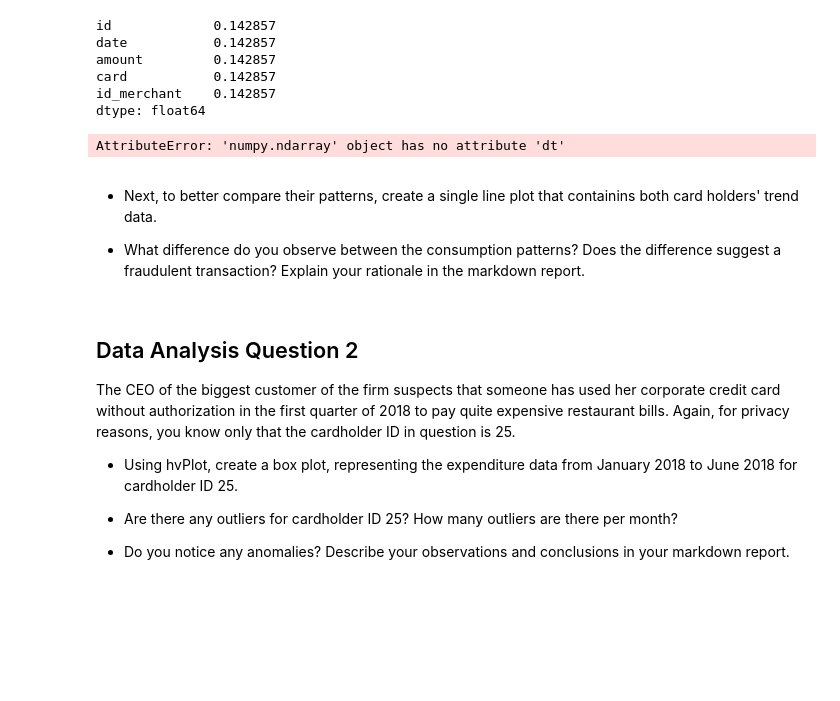
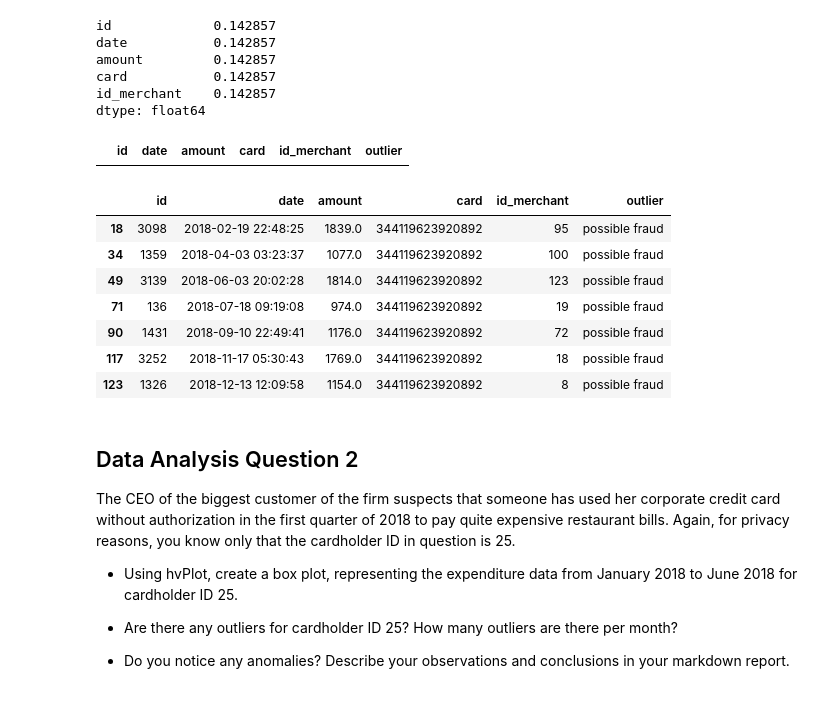
Before and after one commit to bweilers/SQL-homework, a Jupyter notebook: Starter_Files/visual_data_analysis.ipynb, the cells around one changed output. Drawn from its saved outputs; the diff is of its cells as text; code cells hidden in the pictures; blank space fills up the shorter version.

```diff
--- a/Starter_Files/visual_data_analysis.ipynb
+++ b/Starter_Files/visual_data_analysis.ipynb
@@ -146,22 +138,19 @@ amount         0.142857
 card           0.142857
 id_merchant    0.142857
 dtype: float64
-# %%
-"""
-I want to find out how many transactions occurred between 7 and 9am.
-How do I slice the date?
-
-This is what I tried so far:
-https://stackoverflow.com/questions/61282679/how-to-extract-hours-from-a-pandas-datetime
-"""
-
-cardholder2_transaction_df[7 < cardholder2_plot['date'].dt.hour < 9].count()
-# %% [output]
-AttributeError: 'numpy.ndarray' object has no attribute 'dt'
-# %% [markdown]
-* Next, to better compare their patterns, create a single line plot that containins both card holders' trend data.
-
-* What difference do you observe between the consumption patterns? Does the difference suggest a fraudulent transaction? Explain your rationale in the markdown report.
+# %%
+display(outlier_finder(2))
+display(outlier_finder(18))
+# %% [output]
+|  | id | date | amount | card | id_merchant | outlier |
+|  | id | date | amount | card | id_merchant | outlier |
+| 18 | 3098 | 2018-02-19 22:48:25 | 1839.0 | 344119623920892 | 95 | possible fraud |
+| 34 | 1359 | 2018-04-03 03:23:37 | 1077.0 | 344119623920892 | 100 | possible fraud |
+| 49 | 3139 | 2018-06-03 20:02:28 | 1814.0 | 344119623920892 | 123 | possible fraud |
+| 71 | 136 | 2018-07-18 09:19:08 | 974.0 | 344119623920892 | 19 | possible fraud |
+| 90 | 1431 | 2018-09-10 22:49:41 | 1176.0 | 344119623920892 | 72 | possible fraud |
+| 117 | 3252 | 2018-11-17 05:30:43 | 1769.0 | 344119623920892 | 18 | possible fraud |
+| 123 | 1326 | 2018-12-13 12:09:58 | 1154.0 | 344119623920892 | 8 | possible fraud |
 # %% [markdown]
 ## Data Analysis Question 2
 
```
Also changed, not shown: parts of 19 cells of this notebook, 1 other file.
